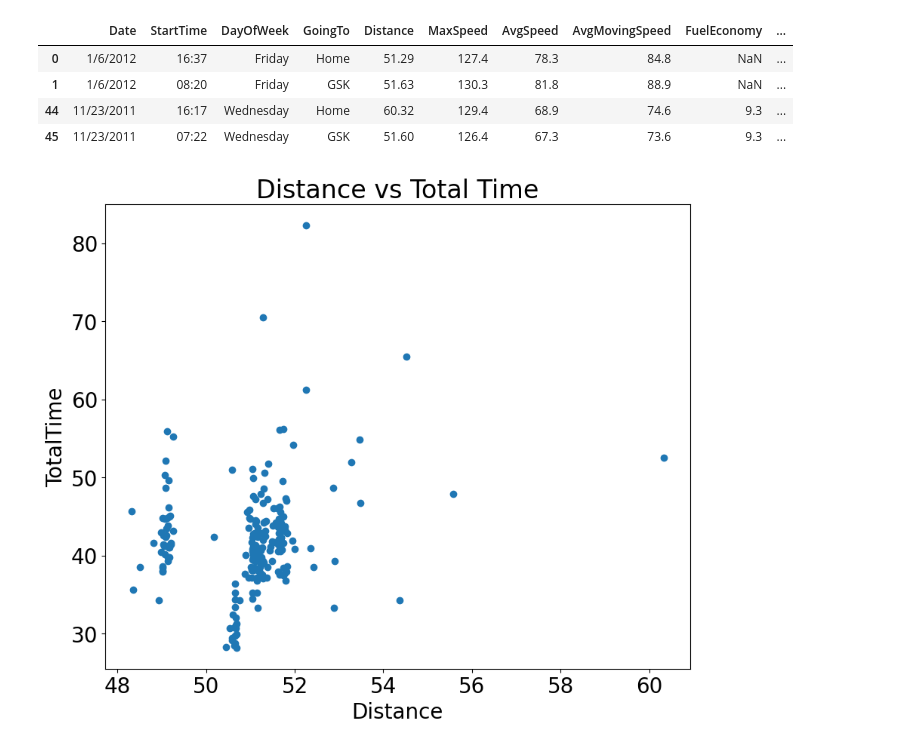
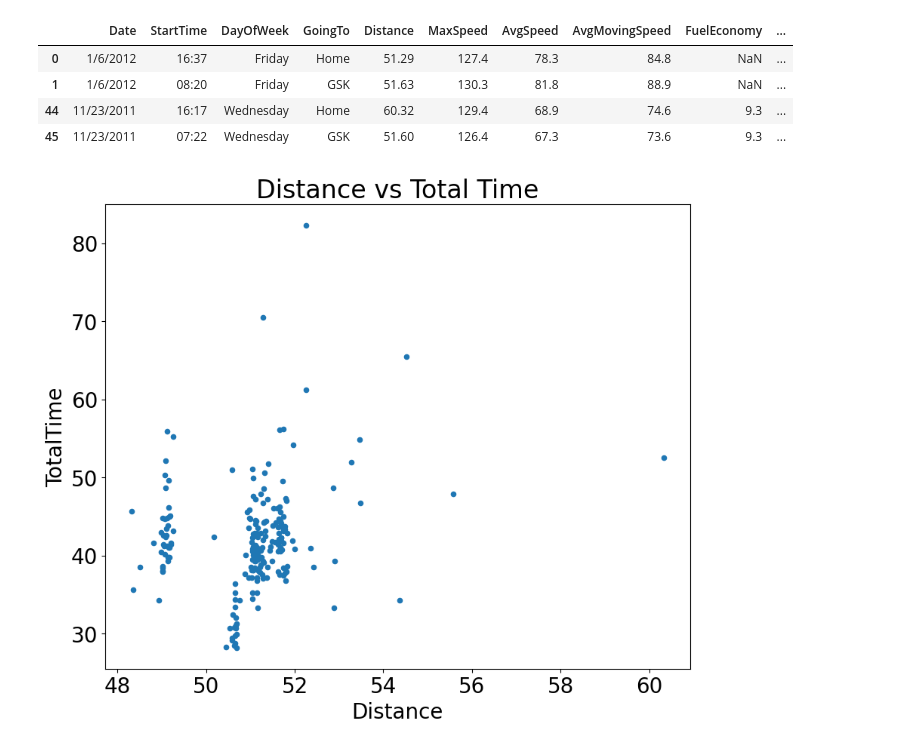
Before and after one commit to kiquefranco/bte320, a Jupyter notebook: PandasAssignment.ipynb, the cells around one changed output. Saved outputs shown, nothing was run; the diff lists cells and outputs as text; code cells hidden in the pictures.

```diff
--- a/PandasAssignment.ipynb
+++ b/PandasAssignment.ipynb
@@ -123,11 +134,8 @@ subset
 | 44 | 11/23/2011 | 16:17 | Wednesday | Home | 60.32 | 129.4 | 68.9 | 74.6 | 9.3 | ... |
 | 45 | 11/23/2011 | 07:22 | Wednesday | GSK | 51.60 | 126.4 | 67.3 | 73.6 | 9.3 | ... |
 # %%
-plt.scatter(df['Distance'], df['TotalTime'])
-plt.xlabel('Distance')
-plt.ylabel('TotalTime')
-plt.title('Distance vs Total Time')
+df.plot(kind='scatter', x='Distance', y='TotalTime', title='Distance vs Total Time')
 plt.show()
 # %% [output]
-[figure, old version]
+[figure, new version]
 # %%
```
Also changed, not shown: parts of 4 cells of this notebook.
